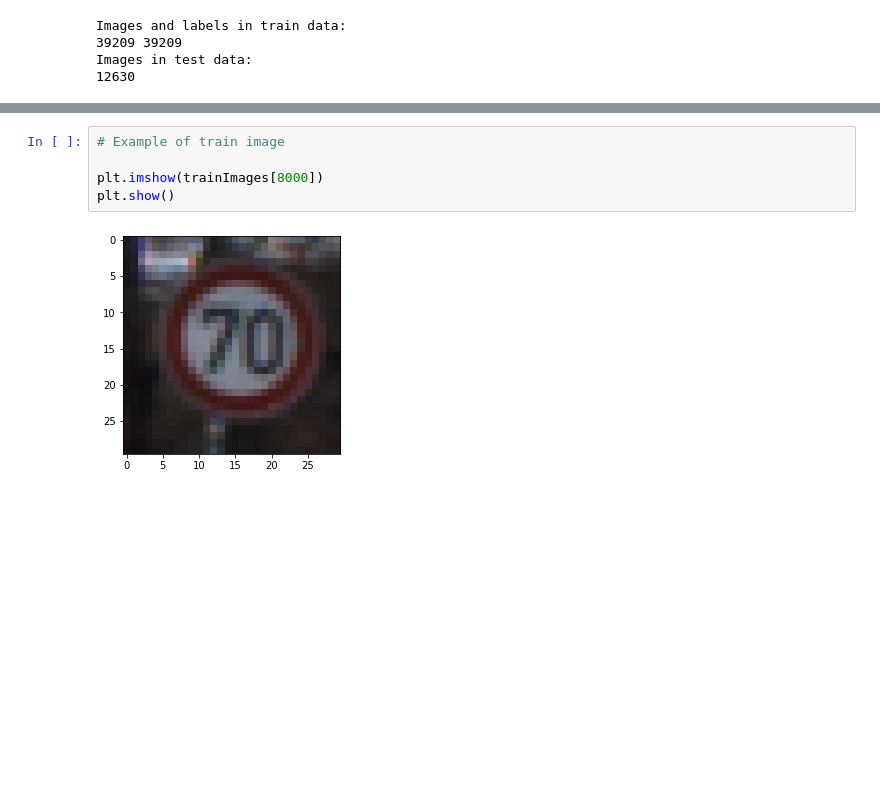
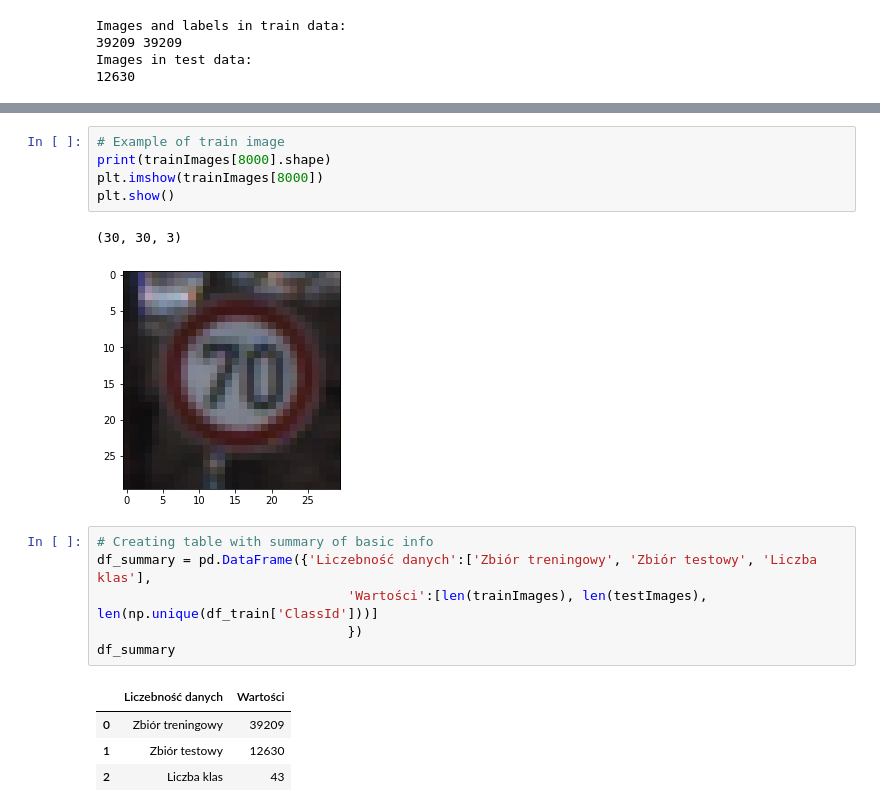
Before and after one commit to imarekkus/Master-s_Thesis, a Jupyter notebook: kody/EDA.ipynb, the cells around one changed output, grey strips where cells are left out. Drawn from its saved outputs; the diff is of its cells as text; blank space fills up the shorter version.

```diff
--- a/kody/EDA.ipynb
+++ b/kody/EDA.ipynb
@@ -136,7 +154,19 @@ Images in test data:
 # %%
 # Example of train image
-
+print(trainImages[8000].shape)
 plt.imshow(trainImages[8000])
 plt.show()
 # %% [output]
+(30, 30, 3)
 [figure]
+# %%
+# Creating table with summary of basic info
+df_summary = pd.DataFrame({'Liczebność danych':['Zbiór treningowy', 'Zbiór testowy', 'Liczba klas'],
+                                'Wartości':[len(trainImages), len(testImages), len(np.unique(df_train['ClassId']))]
+                                })
+df_summary
+# %% [output]
+|  | Liczebność danych | Wartości |
+| 0 | Zbiór treningowy | 39209 |
+| 1 | Zbiór testowy | 12630 |
+| 2 | Liczba klas | 43 |
```
Also changed, not shown: parts of 9 cells of this notebook, 7 other files.
